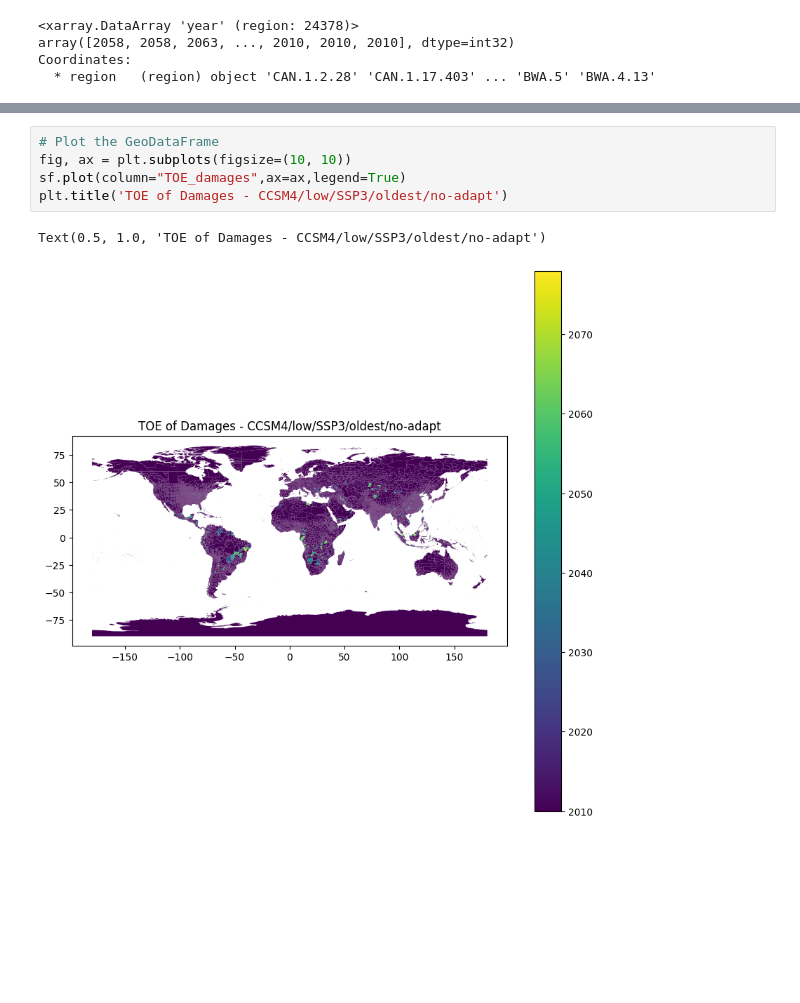
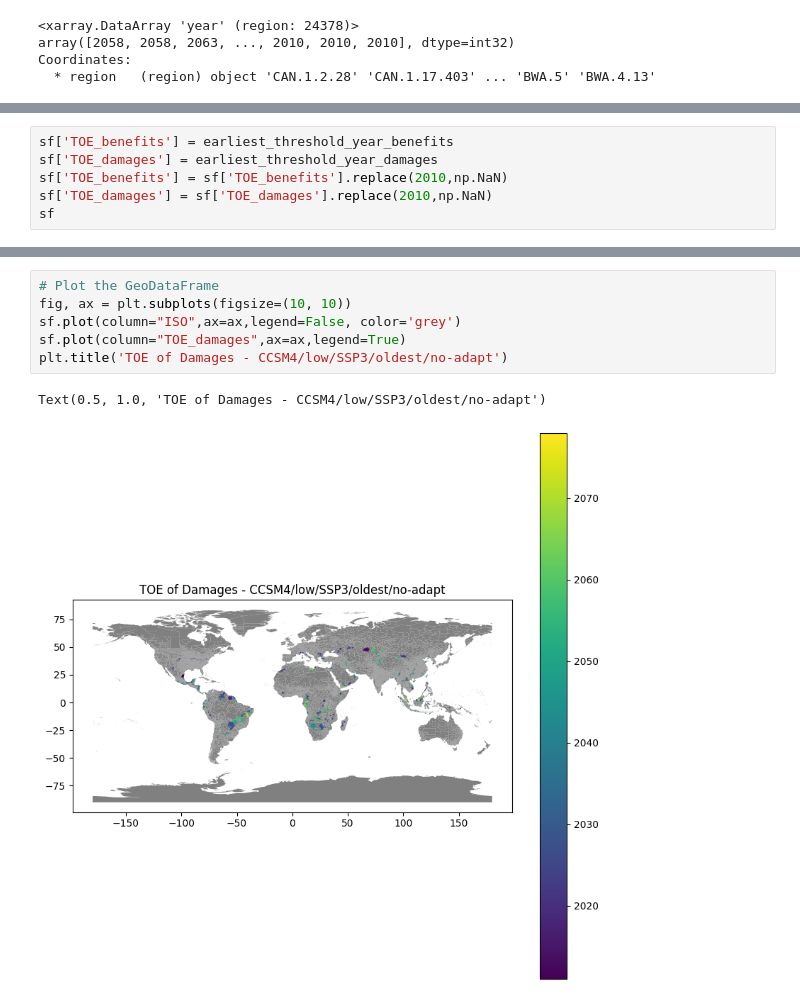
Before and after one commit to DanBlancoRutgers/Mortality_Project, a Jupyter notebook: notebooks/Brewsters_Code.ipynb, the cells around one changed output, grey strips where cells are left out. Cells and saved outputs as stored; diff of their text form; blank space fills up the shorter version.

```diff
--- a/notebooks/Brewsters_Code.ipynb
+++ b/notebooks/Brewsters_Code.ipynb
@@ -173,0 +172,6 @@ sf['TOE_damages'] = earliest_threshold_year_damages
+# %%
+sf['TOE_benefits'] = earliest_threshold_year_benefits
+sf['TOE_damages'] = earliest_threshold_year_damages
+sf['TOE_benefits'] = sf['TOE_benefits'].replace(2010,np.NaN)
+sf['TOE_damages'] = sf['TOE_damages'].replace(2010,np.NaN)
+sf
@@ -174,9 +192,10 @@ sf['TOE_damages'] = earliest_threshold_year_damages
 # %%
 # Plot the GeoDataFrame
 fig, ax = plt.subplots(figsize=(10, 10))
+sf.plot(column="ISO",ax=ax,legend=False, color='grey')
 sf.plot(column="TOE_damages",ax=ax,legend=True)
 plt.title('TOE of Damages - CCSM4/low/SSP3/oldest/no-adapt')
 # %% [output]
 Text(0.5, 1.0, 'TOE of Damages - CCSM4/low/SSP3/oldest/no-adapt')
-[figure, old version]
+[figure, new version]
 # %%
```
Also changed, not shown: parts of 4 cells of this notebook.
